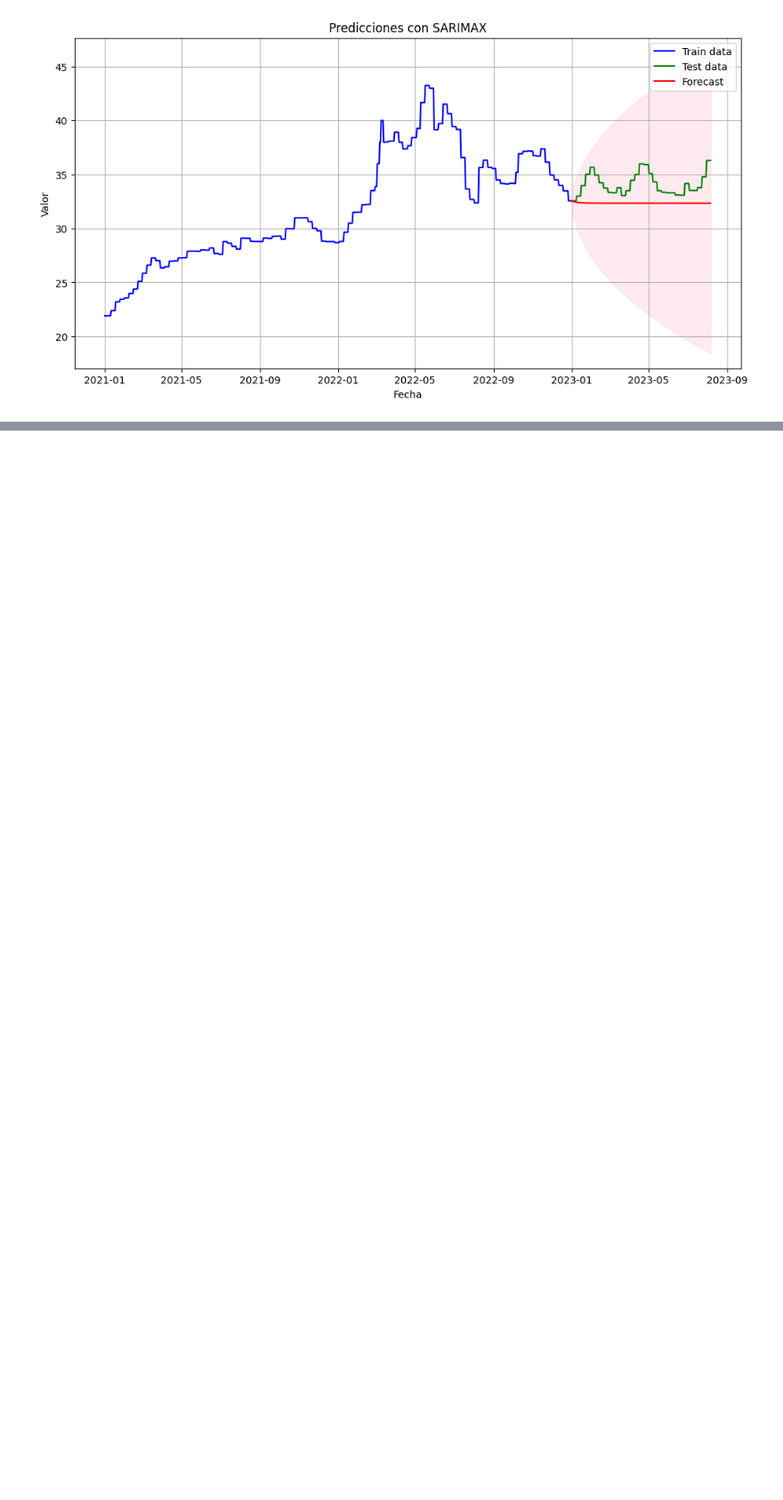
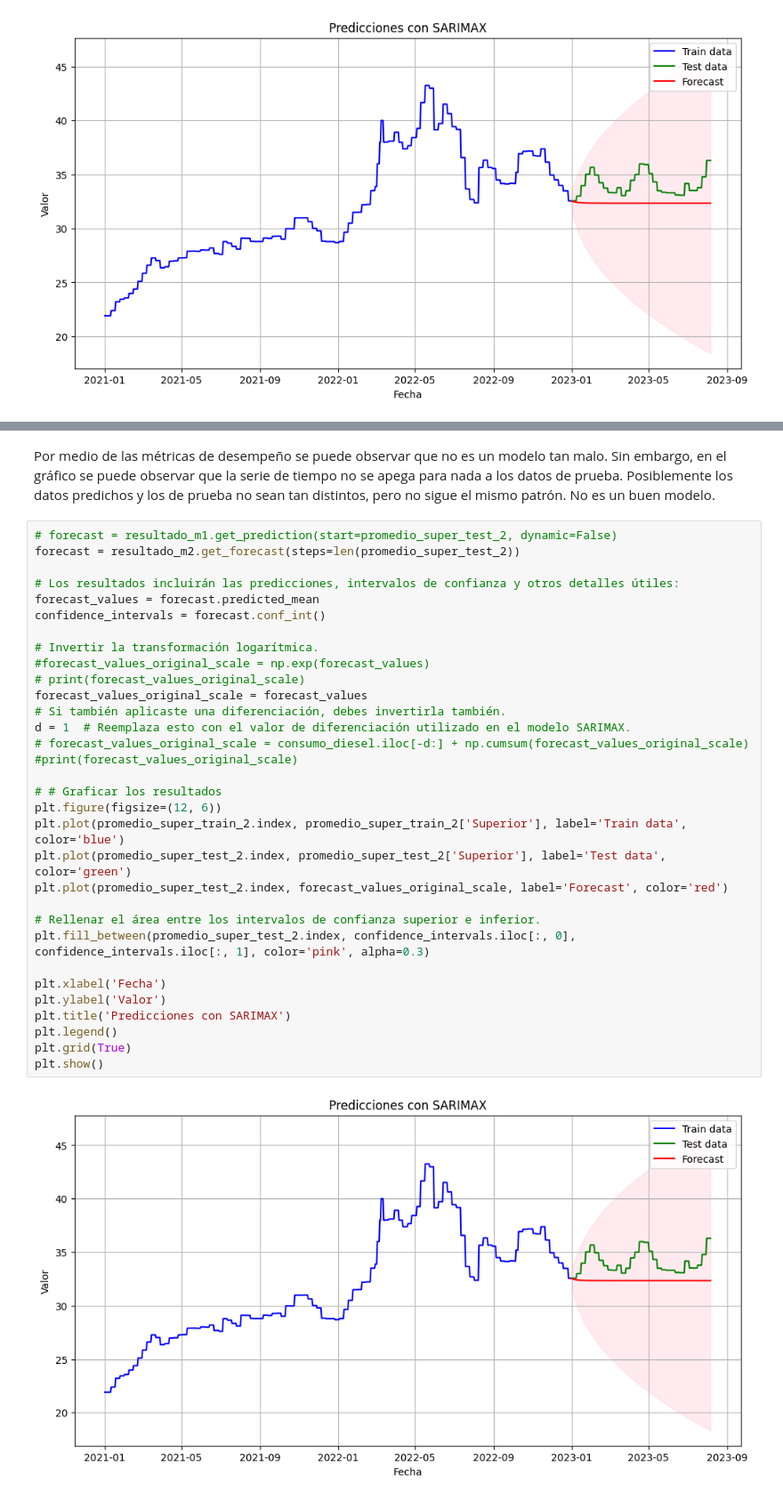
Before and after one commit to Daniel14gonc/Lab2_DS, a Jupyter notebook: lab2_PP.ipynb, the cells around one changed output, grey strips where cells are left out. Shown at 89% size. Cells and saved outputs as stored; diff of their text form; blank space fills up the shorter version.

Commit message:
add: serie de tiempo 3
Co-authored-by: Aristondo01 <Aristondo01@users.noreply.github.com>

```diff
--- a/lab2_PP.ipynb
+++ b/lab2_PP.ipynb
@@ -797,0 +825,36 @@ plt.show()
+# %% [markdown]
+Por medio de las métricas de desempeño se puede observar que no es un modelo tan malo. Sin embargo, en el gráfico se puede observar que la serie de tiempo no se apega para nada a los datos de prueba. Posiblemente los datos predichos y los de prueba no sean tan distintos, pero no sigue el mismo patrón. No es un buen modelo.
+# %%
+# forecast = resultado_m1.get_prediction(start=promedio_super_test_2, dynamic=False)
+forecast = resultado_m2.get_forecast(steps=len(promedio_super_test_2))
+
+# Los resultados incluirán las predicciones, intervalos de confianza y otros detalles útiles:
+forecast_values = forecast.predicted_mean
+confidence_intervals = forecast.conf_int()
+
+# Invertir la transformación logarítmica.
+#forecast_values_original_scale = np.exp(forecast_values)
+# print(forecast_values_original_scale)
+forecast_values_original_scale = forecast_values
+# Si también aplicaste una diferenciación, debes invertirla también.
+d = 1  # Reemplaza esto con el valor de diferenciación utilizado en el modelo SARIMAX.
+# forecast_values_original_scale = consumo_diesel.iloc[-d:] + np.cumsum(forecast_values_original_scale)
+#print(forecast_values_original_scale)
+
+# # Graficar los resultados
+plt.figure(figsize=(12, 6))
+plt.plot(promedio_super_train_2.index, promedio_super_train_2['Superior'], label='Train data', color='blue')
+plt.plot(promedio_super_test_2.index, promedio_super_test_2['Superior'], label='Test data', color='green')
+plt.plot(promedio_super_test_2.index, forecast_values_original_scale, label='Forecast', color='red')
+
+# Rellenar el área entre los intervalos de confianza superior e inferior.
+plt.fill_between(promedio_super_test_2.index, confidence_intervals.iloc[:, 0], confidence_intervals.iloc[:, 1], color='pink', alpha=0.3)
+
+plt.xlabel('Fecha')
+plt.ylabel('Valor')
+plt.title('Predicciones con SARIMAX')
+plt.legend()
+plt.grid(True)
+plt.show()
+# %% [output]
+[figure, added]
```
Also changed, not shown: parts of 17 cells of this notebook, 3 other files.
